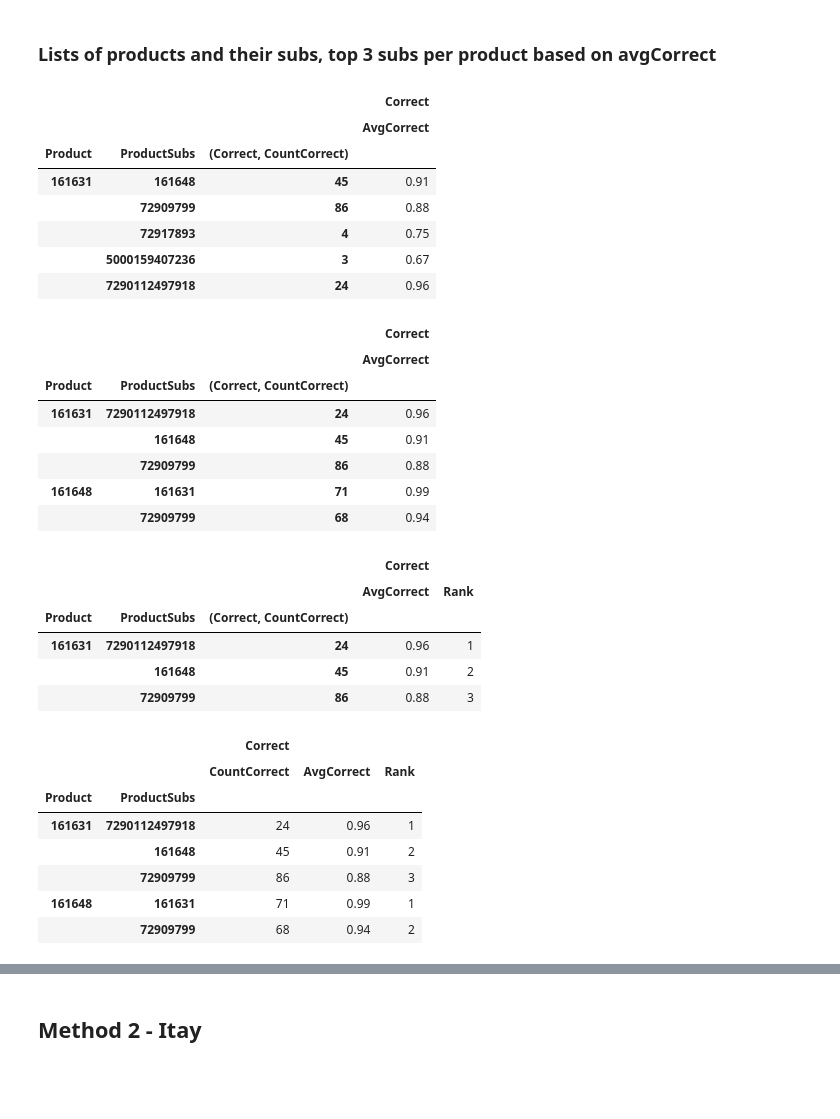
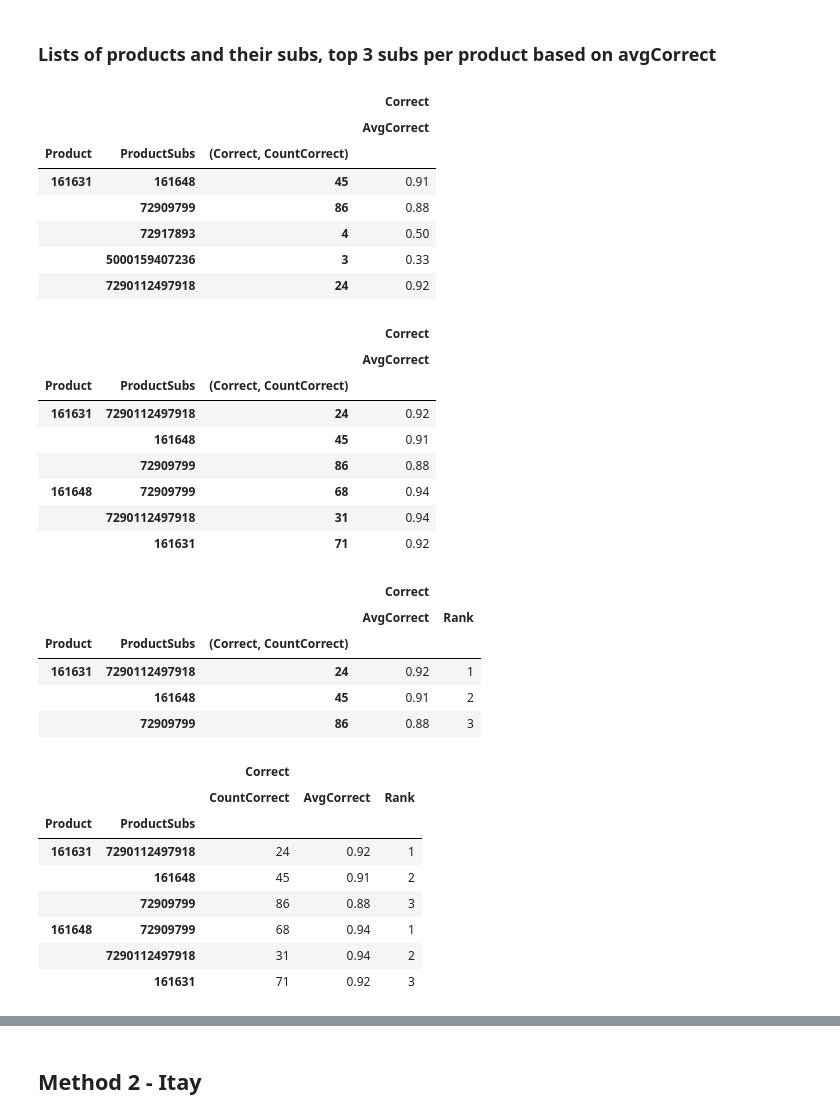
Before and after one commit to DanielKorenDataScience/ClassificationProject, a Jupyter notebook: Classification_Shufersal_Presentation.ipynb, the cells around one changed output, grey strips where cells are left out. Saved outputs shown, nothing was run; the diff lists cells and outputs as text; code cells hidden in the pictures; blank space fills up the shorter version.

```diff
--- a/Classification_Shufersal_Presentation.ipynb
+++ b/Classification_Shufersal_Presentation.ipynb
@@ -37,7 +37,7 @@ DETERGENTS = False
 EDA = False
 # %%
 def get_data(fname, partial=True):
-  data_url = 'https://raw.githubusercontent.com/DanielKorenDataScience/ClassificationProject/main/' + fname
+  data_url = 'https://raw.githubusercontent.com/DanielKorenDataScience/ClassificationProject/main/Data/' + fname
   p(fname)
 
   if partial:
@@ -734,7 +679,8 @@ result['Product'] = X.ParentProductNumber
 result['ProductSubs'] = X.ParentProductNumberSubs
 result['Selected'] = y
 result['Predicted'] = model_RF.predict(X)
-result['Correct'] = (result['Predicted'] == result['Selected'])
+#result['Correct'] = (result['Predicted'] == result['Selected']) & (result['Predicted'] == 1)
+result['Correct'] = (result['Selected'] == 1)
 result.head()
 # %% [output]
 |  | 0 | 1 | Product | ProductSubs | Selected | Predicted | Correct |
@@ -788,22 +734,23 @@ df_recommend.head()
 | Product | ProductSubs | (Correct, CountCorrect) |  |
 | 161631 | 161648 | 45 | 0.91 |
 |  | 72909799 | 86 | 0.88 |
-|  | 72917893 | 4 | 0.75 |
-|  | 5000159407236 | 3 | 0.67 |
-|  | 7290112497918 | 24 | 0.96 |
+|  | 72917893 | 4 | 0.50 |
+|  | 5000159407236 | 3 | 0.33 |
+|  | 7290112497918 | 24 | 0.92 |
 # %%
 # now we can use groupby and nlargset to keep the 3 items with the highest AvgCorrect
 df_recommend = pd.DataFrame(df_recommend[('Correct','AvgCorrect')].groupby('Product', group_keys=False).nlargest(3))
-df_recommend.head()
+df_recommend.head(6)
 # %% [output]
 |  |  |  | Correct |
 |  |  |  | AvgCorrect |
 | Product | ProductSubs | (Correct, CountCorrect) |  |
-| 161631 | 7290112497918 | 24 | 0.96 |
+| 161631 | 7290112497918 | 24 | 0.92 |
 |  | 161648 | 45 | 0.91 |
 |  | 72909799 | 86 | 0.88 |
-| 161648 | 161631 | 71 | 0.99 |
-|  | 72909799 | 68 | 0.94 |
+| 161648 | 72909799 | 68 | 0.94 |
+|  | 7290112497918 | 31 | 0.94 |
+|  | 161631 | 71 | 0.92 |
 # %%
 df_recommend[("", "Rank")] = df_recommend.groupby(['Product'])[[('Correct', 'AvgCorrect')]].rank(method="first", ascending=False).astype('int')
 df_recommend.head(3)
@@ -811,19 +758,20 @@ df_recommend.head(3)
 |  |  |  | Correct |  |
 |  |  |  | AvgCorrect | Rank |
 | Product | ProductSubs | (Correct, CountCorrect) |  |  |
-| 161631 | 7290112497918 | 24 | 0.96 | 1 |
+| 161631 | 7290112497918 | 24 | 0.92 | 1 |
 |  | 161648 | 45 | 0.91 | 2 |
 |  | 72909799 | 86 | 0.88 | 3 |
 # %%
 df_recommend.reset_index(inplace=True)
 df_recommend.set_index(['Product', 'ProductSubs'], inplace=True)
-df_recommend.head()
+df_recommend.head(6)
 # %% [output]
 |  |  | Correct |  |  |
 |  |  | CountCorrect | AvgCorrect | Rank |
 | Product | ProductSubs |  |  |  |
-| 161631 | 7290112497918 | 24 | 0.96 | 1 |
+| 161631 | 7290112497918 | 24 | 0.92 | 1 |
 |  | 161648 | 45 | 0.91 | 2 |
 |  | 72909799 | 86 | 0.88 | 3 |
-| 161648 | 161631 | 71 | 0.99 | 1 |
-|  | 72909799 | 68 | 0.94 | 2 |
+| 161648 | 72909799 | 68 | 0.94 | 1 |
+|  | 7290112497918 | 31 | 0.94 | 2 |
+|  | 161631 | 71 | 0.92 | 3 |
```
Also changed, not shown: parts of 21 cells of this notebook.
